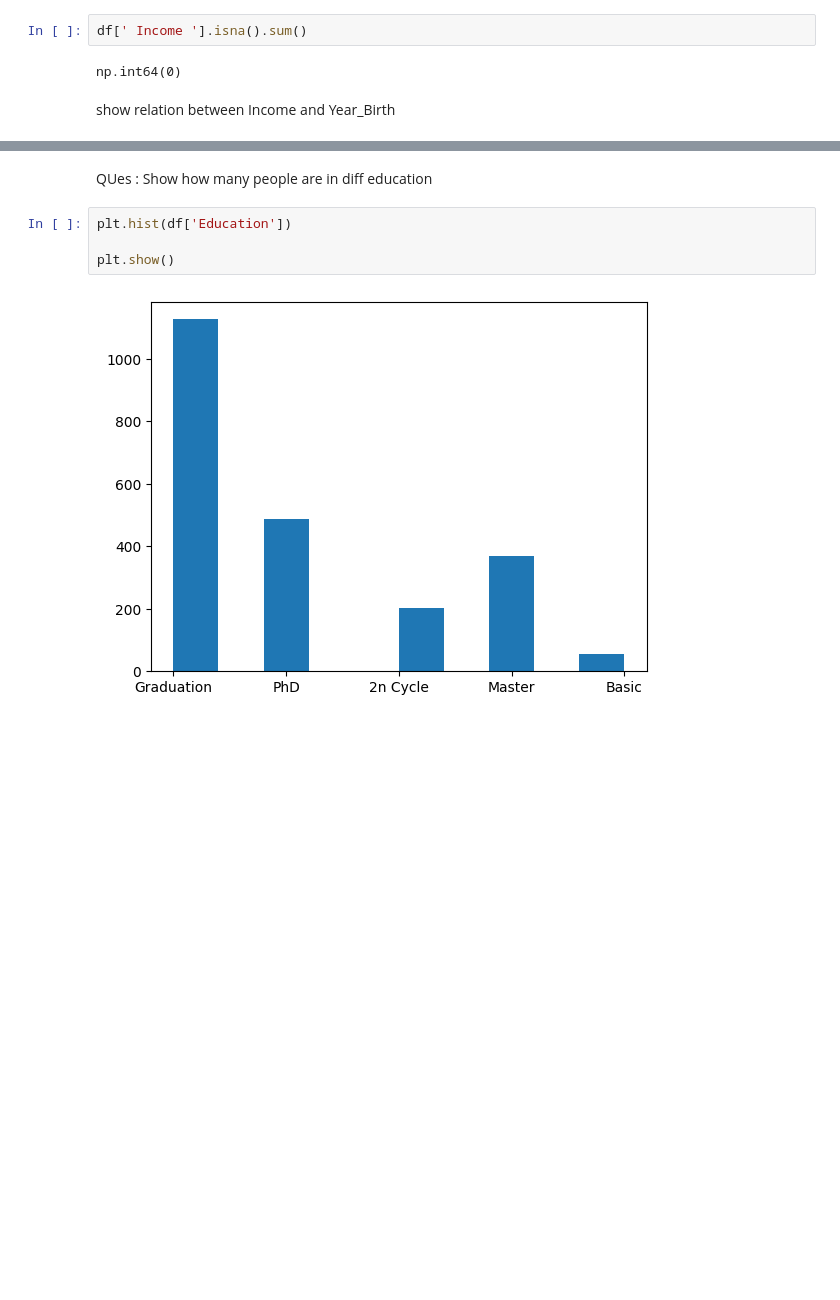
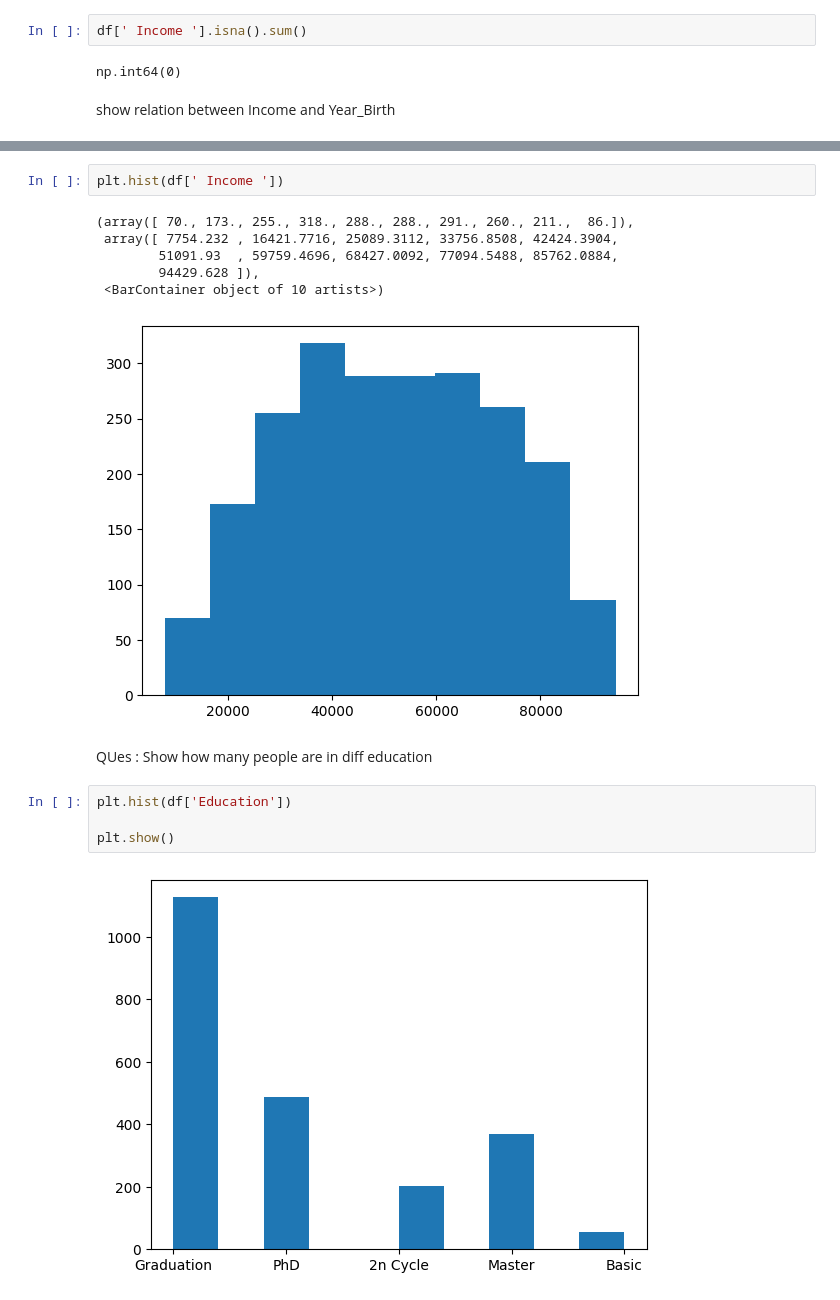
Before and after one commit to SachinSherki4/Data_Science, a Jupyter notebook: Data_Science_Projects/Marketing_Project_1/marketing_campaigns.ipynb, the cells around one changed output, grey strips where cells are left out. Cells and saved outputs as stored; diff of their text form; blank space fills up the shorter version.

```diff
--- a/Data_Science_Projects/Marketing_Project_1/marketing_campaigns.ipynb
+++ b/Data_Science_Projects/Marketing_Project_1/marketing_campaigns.ipynb
@@ -209,3 +286,12 @@ plt.scatter(df['Year_Birth'],df[' Income '])
+# %%
+plt.hist(df[' Income '])
+# %% [output]
+(array([ 70., 173., 255., 318., 288., 288., 291., 260., 211.,  86.]),
+ array([ 7754.232 , 16421.7716, 25089.3112, 33756.8508, 42424.3904,
+        51091.93  , 59759.4696, 68427.0092, 77094.5488, 85762.0884,
+        94429.628 ]),
+ <BarContainer object of 10 artists>)
+[figure, added]
 # %% [markdown]
 QUes : Show how many people are in diff education
 # %%
```
Also changed, not shown: parts of 18 cells of this notebook, 2 other files.
